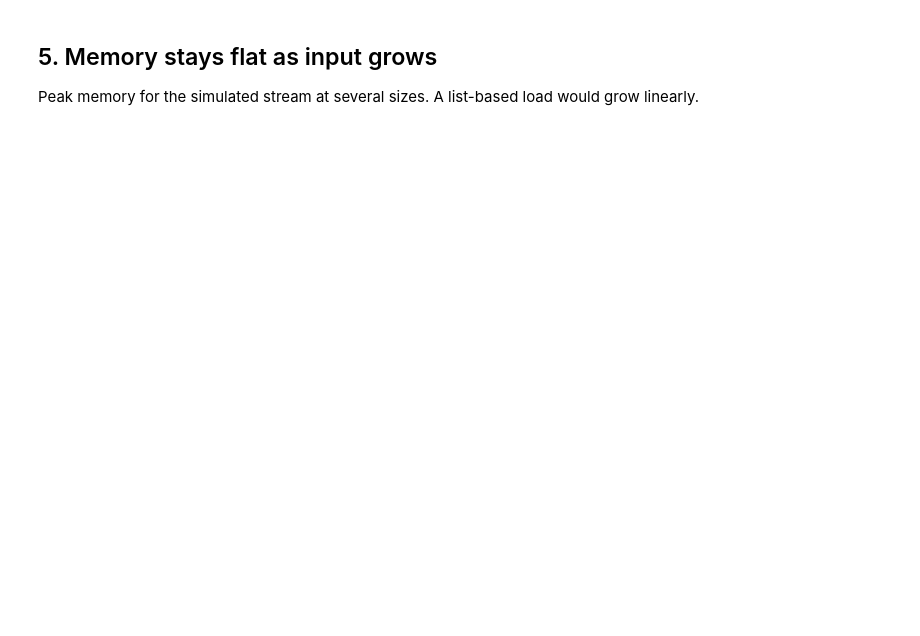
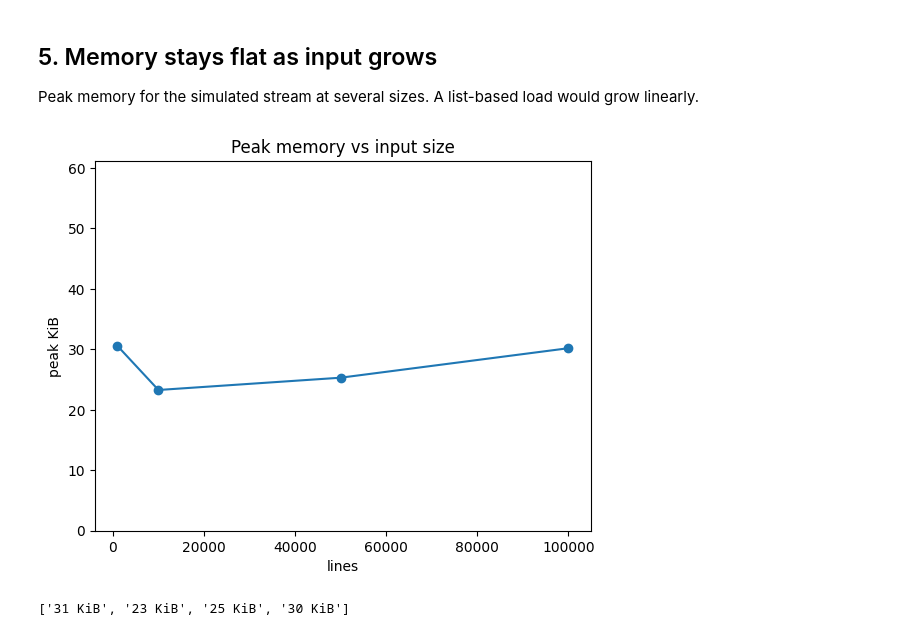
Before and after one commit to NyroY64/log-stream-engine, a Jupyter notebook: notebooks/report.ipynb, the cells around one changed output. Drawn from its saved outputs; the diff is of its cells as text; code cells hidden in the pictures; blank space fills up the shorter version.

Commit message:
docs: execute report notebook so charts and outputs are saved

```diff
--- a/notebooks/report.ipynb
+++ b/notebooks/report.ipynb
@@ -60,12 +84,16 @@ Peak memory for the simulated stream at several sizes. A list-based load would g
 # %%
 from log_engine.simulator import simulate
 sizes, peaks = [1_000, 10_000, 50_000, 100_000], []
 for n in sizes:
     tracemalloc.start()
     list(detect_brute_force(Stats().tally(build_pipeline(simulate(n)))))
     peaks.append(tracemalloc.get_traced_memory()[1] / 1024)
     tracemalloc.stop()
 plt.plot(sizes, peaks, marker='o')
 plt.xlabel('lines'); plt.ylabel('peak KiB'); plt.title('Peak memory vs input size')
+plt.ylim(0, max(peaks) * 2)  # axis from 0: a flat line must look flat
 plt.show()
 print([f'{p:.0f} KiB' for p in peaks])
+# %% [output]
+[figure, added]
+['31 KiB', '23 KiB', '25 KiB', '30 KiB']
```
Also changed, not shown: parts of 4 cells of this notebook.
